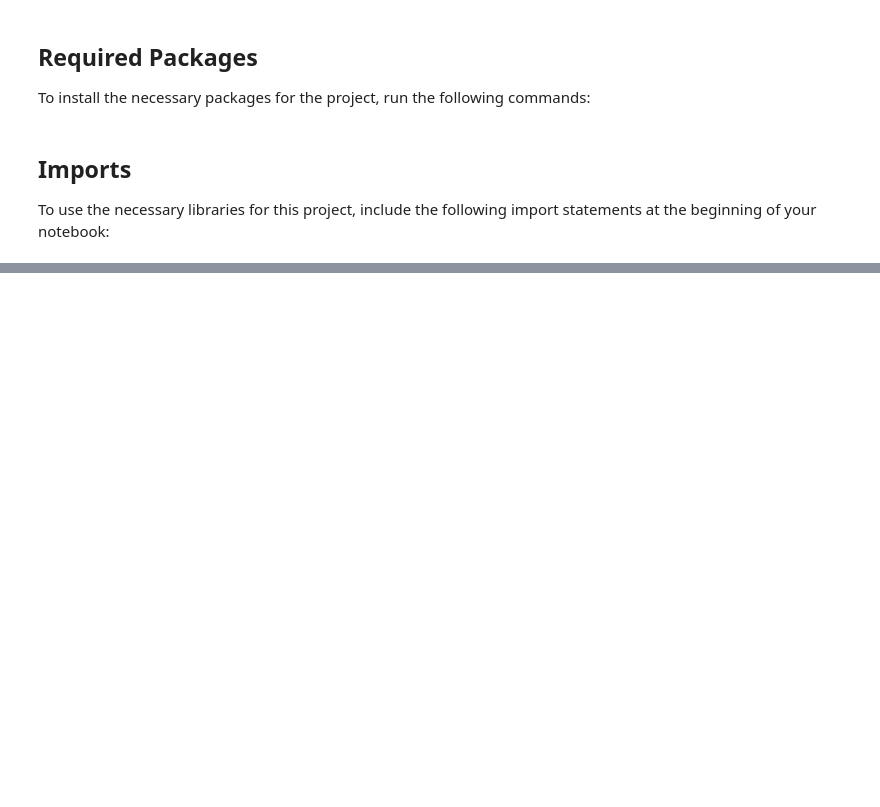
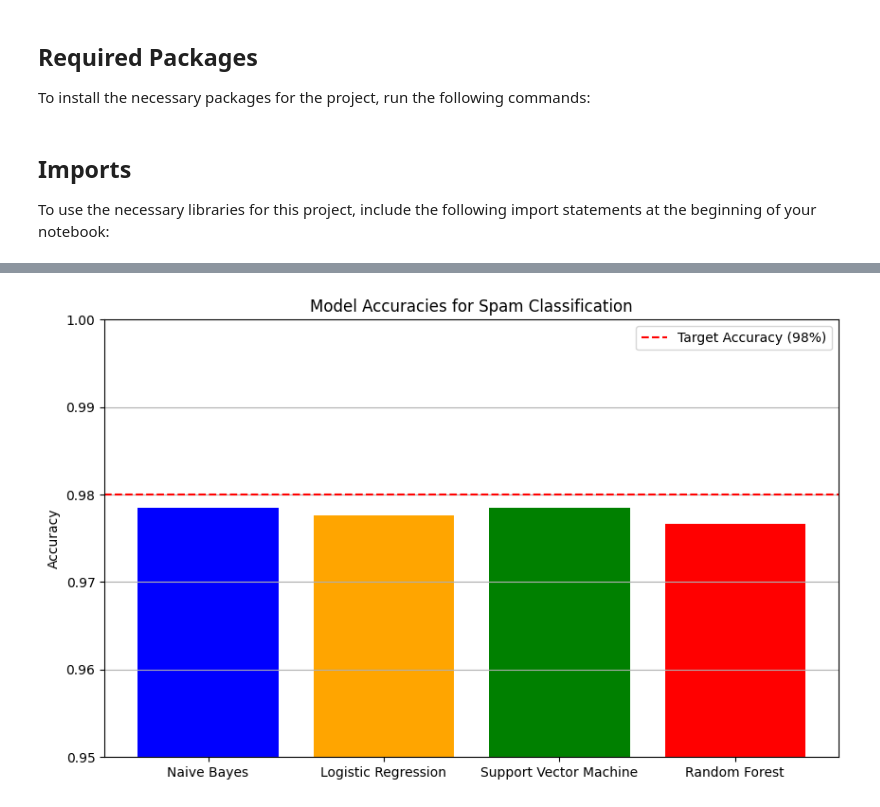
Before and after one commit to EbaAdisu/sms-spam-classifier, a Jupyter notebook: spam_classifier.ipynb, the cells around one changed output, grey strips where cells are left out. Cells and saved outputs as stored; diff of their text form; code cells hidden in the pictures; blank space fills up the shorter version.

```diff
--- a/spam_classifier.ipynb
+++ b/spam_classifier.ipynb
@@ -33,0 +323,20 @@ import matplotlib.pyplot as plt
+# %%
+import matplotlib.pyplot as plt
+
+# Model accuracies
+model_names = ['Naive Bayes', 'Logistic Regression',
+               'Support Vector Machine', 'Random Forest']
+accuracies = [0.9785, 0.9776, 0.9785, 0.9767]
+
+# Plotting the accuracies
+plt.figure(figsize=(10, 6))
+plt.bar(model_names, accuracies, color=['blue', 'orange', 'green', 'red'])
+plt.ylim([0.95, 1.0])  # Limit y-axis for clarity
+plt.ylabel('Accuracy')
+plt.title('Model Accuracies for Spam Classification')
+plt.axhline(y=0.98, color='r', linestyle='--', label='Target Accuracy (98%)')
+plt.legend()
+plt.grid(axis='y')
+plt.show()
+# %% [output]
+[figure, added]
```
Also changed, not shown: parts of 18 cells of this notebook, 3 other files.
